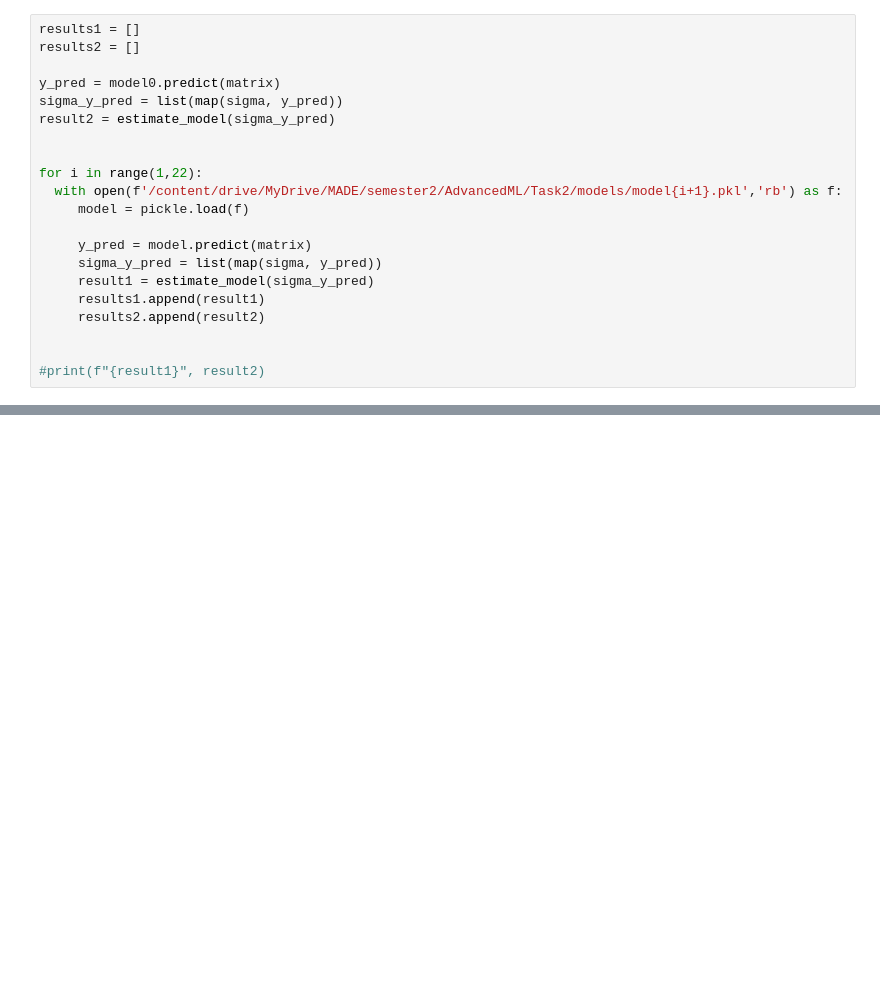
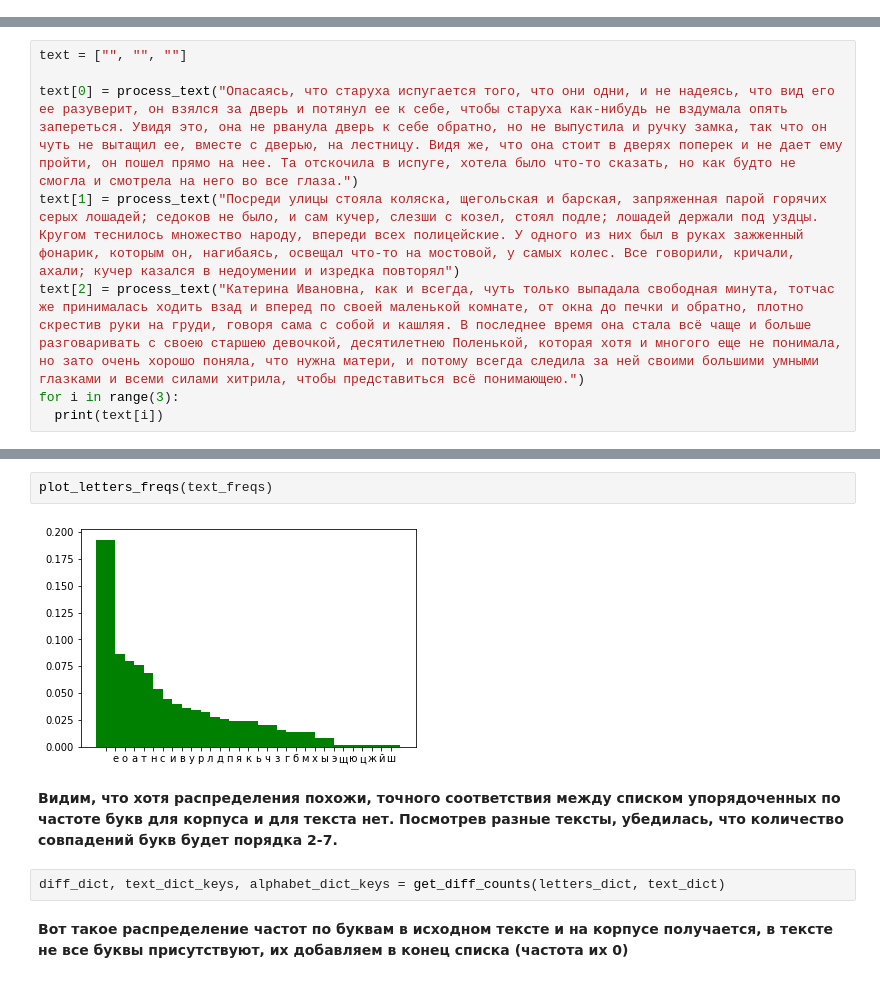
Before and after one commit to mykolesiko/Advanced_ML, a Jupyter notebook: task3.ipynb, the cells around one changed output, grey strips where cells are left out. Cells and saved outputs as stored; diff of their text form; blank space fills up the shorter version.

```diff
--- a/task3.ipynb
+++ b/task3.ipynb
@@ -851,21 +0,0 @@ print(f"{result1}", result2)
-# %%
-results1 = []
-results2 = []
-
-y_pred = model0.predict(matrix)
-sigma_y_pred = list(map(sigma, y_pred))
-result2 = estimate_model(sigma_y_pred)
-
-
-for i in range(1,22):
-  with open(f'/content/drive/MyDrive/MADE/semester2/AdvancedML/Task2/models/model{i+1}.pkl','rb') as f:
-     model = pickle.load(f)
-
-     y_pred = model.predict(matrix)
-     sigma_y_pred = list(map(sigma, y_pred))
-     result1 = estimate_model(sigma_y_pred)
-     results1.append(result1)
-     results2.append(result2)
-
-
-#print(f"{result1}", result2)
@@ -1111,0 +56,8 @@ estimate_range_of_players(model_new, 0)
+# %%
+text = ["", "", ""]
+
+text[0] = process_text("Опасаясь, что старуха испугается того, что они одни, и не надеясь, что вид его ее разуверит, он взялся за дверь и потянул ее к себе, чтобы старуха как-нибудь не вздумала опять запереться. Увидя это, она не рванула дверь к себе обратно, но не выпустила и ручку замка, так что он чуть не вытащил ее, вместе с дверью, на лестницу. Видя же, что она стоит в дверях поперек и не дает ему пройти, он пошел прямо на нее. Та отскочила в испуге, хотела было что-то сказать, но как будто не смогла и смотрела на него во все глаза.")
+text[1] = process_text("Посреди улицы стояла коляска, щегольская и барская, запряженная парой горячих серых лошадей; седоков не было, и сам кучер, слезши с козел, стоял подле; лошадей держали под уздцы. Кругом теснилось множество народу, впереди всех полицейские. У одного из них был в руках зажженный фонарик, которым он, нагибаясь, освещал что-то на мостовой, у самых колес. Все говорили, кричали, ахали; кучер казался в недоумении и изредка повторял")
+text[2] = process_text("Катерина Ивановна, как и всегда, чуть только выпадала свободная минута, тотчас же принималась ходить взад и вперед по своей маленькой комнате, от окна до печки и обратно, плотно скрестив руки на груди, говоря сама с собой и кашляя. В последнее время она стала всё чаще и больше разговаривать с своею старшею девочкой, десятилетнею Поленькой, которая хотя и многого еще не понимала, но зато очень хорошо поняла, что нужна матери, и потому всегда следила за ней своими большими умными глазками и всеми силами хитрила, чтобы представиться всё понимающею.")
+for i in range(3):
+  print(text[i])
@@ -1111,0 +81,10 @@ estimate_range_of_players(model_new, 0)
+# %%
+plot_letters_freqs(text_freqs)
+# %% [output]
+[figure, added]
+# %% [markdown]
+**Видим, что хотя распределения похожи, точного соответствия между списком упорядоченных по частоте букв для корпуса и для текста нет. Посмотрев разные тексты, убедилась, что количество совпадений букв будет порядка 2-7.**
+# %%
+diff_dict, text_dict_keys, alphabet_dict_keys = get_diff_counts(letters_dict, text_dict)
+# %% [markdown]
+**Вот такое распределение частот по буквам в исходном тексте и на корпусе получается, в тексте не все буквы присутствуют, их добавляем в конец списка (частота их 0)**
```
Also changed, not shown: parts of 132 cells of this notebook, 2 other files.
